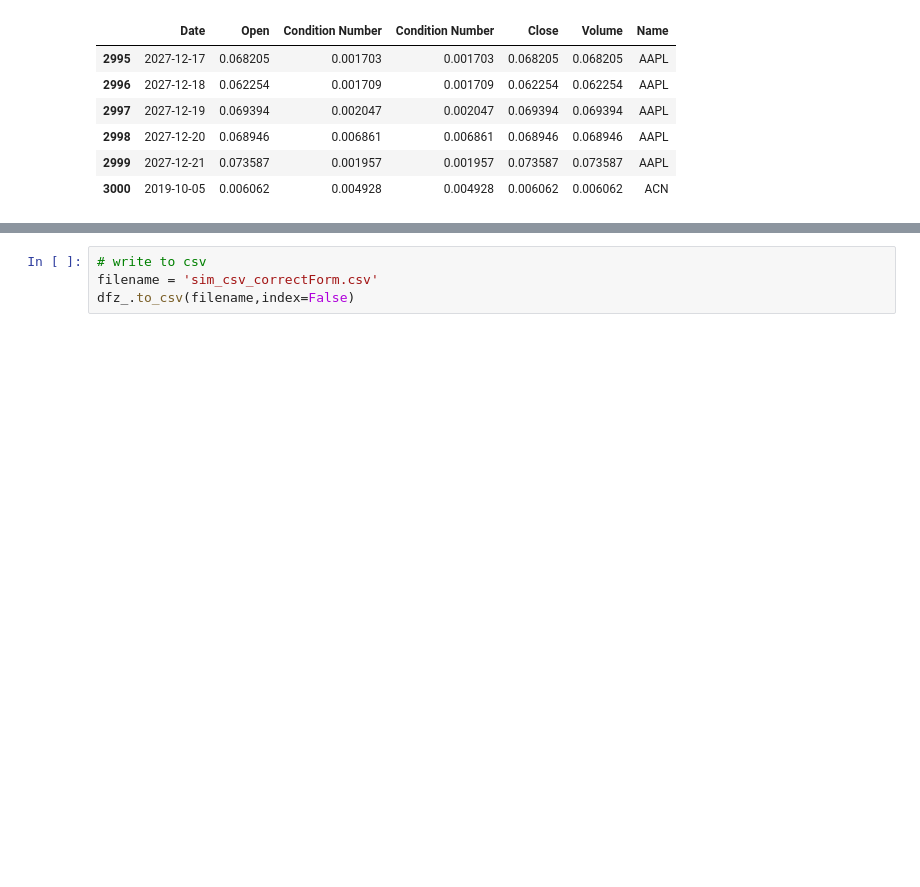
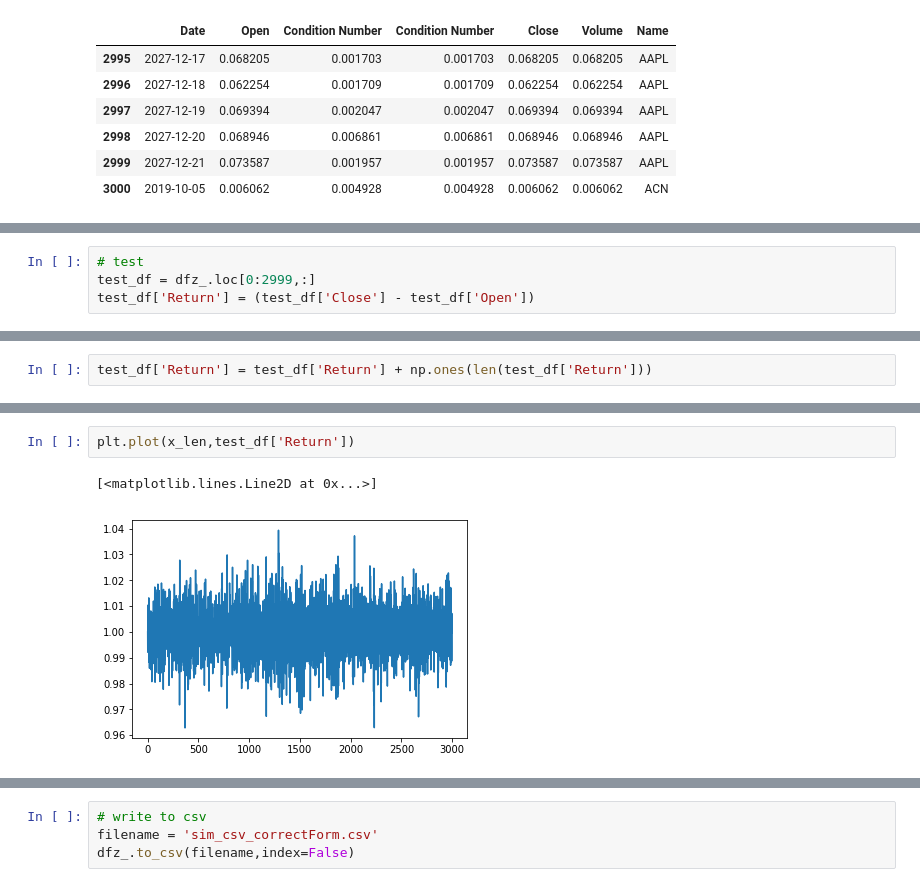
Before and after one commit to zm922/sum19, a Jupyter notebook: data_transform.ipynb, the cells around one changed output, grey strips where cells are left out. Saved outputs shown, nothing was run; the diff lists cells and outputs as text; blank space fills up the shorter version.

```diff
--- a/data_transform.ipynb
+++ b/data_transform.ipynb
@@ -150,0 +139,4 @@ dfz_.loc[2995:3000,:]
+# %%
+# test
+test_df = dfz_.loc[0:2999,:]
+test_df['Return'] = (test_df['Close'] - test_df['Open'])
@@ -150,0 +149,2 @@ dfz_.loc[2995:3000,:]
+# %%
+test_df['Return'] = test_df['Return'] + np.ones(len(test_df['Return']))
@@ -151,3 +177,8 @@ dfz_.loc[2995:3000,:]
+# %%
+plt.plot(x_len,test_df['Return'])
+# %% [output]
+[<matplotlib.lines.Line2D at 0x...>]
+[figure, added]
 # %%
 target_stocks = dfz_['Name'].unique()
 x = np.arange(len_sim)
```
Also changed, not shown: parts of 14 cells of this notebook.
